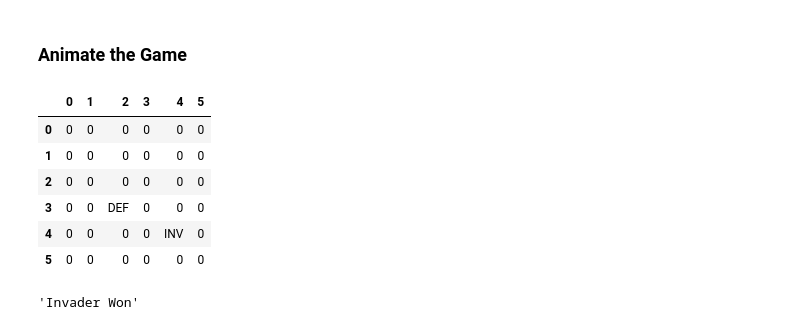
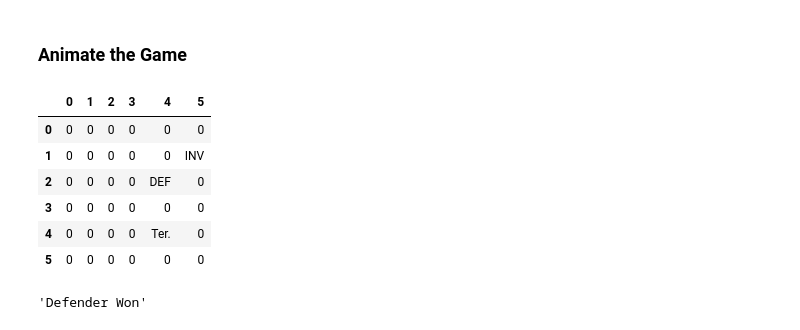
Before and after one commit to aarontan-git/multi_agent_learning, a Jupyter notebook: Notebooks/InvaderDefender_valueiteration.ipynb, the cells around one changed output. Cells and saved outputs as stored; diff of their text form; code cells hidden in the pictures.

```diff
--- a/Notebooks/InvaderDefender.ipynb
+++ b/Notebooks/InvaderDefender_valueiteration.ipynb
@@ -493,30 +493,30 @@ def generate_trajectory(Defender_state, Invader_state):
 ### Animate the Game
 # %%
 # generate game trajectory
-game_trajectory, status = generate_trajectory([0,0],[0,5])
+game_trajectory, status = generate_trajectory([2,4],[1,5])
 
 # define game dimensions
 columns=range(invader_defender.size)
 index = range(invader_defender.size)
 
 # animate the game
 for step in range(len(game_trajectory)):
     game_table = pd.DataFrame(0, index = index, columns=columns)
     game_table[4][4] = 'Ter.'
     game_table[game_trajectory[step][1]][game_trajectory[step][0]] = 'DEF'
     game_table[game_trajectory[step][3]][game_trajectory[step][2]] = 'INV'
     clear_output(wait=True)
     display(game_table)
     time.sleep(1)
 
 # print game status
 display(status)
 # %% [output]
 |  | 0 | 1 | 2 | 3 | 4 | 5 |
 | 0 | 0 | 0 | 0 | 0 | 0 | 0 |
-| 1 | 0 | 0 | 0 | 0 | 0 | 0 |
-| 2 | 0 | 0 | 0 | 0 | 0 | 0 |
-| 3 | 0 | 0 | DEF | 0 | 0 | 0 |
-| 4 | 0 | 0 | 0 | 0 | INV | 0 |
+| 1 | 0 | 0 | 0 | 0 | 0 | INV |
+| 2 | 0 | 0 | 0 | 0 | DEF | 0 |
+| 3 | 0 | 0 | 0 | 0 | 0 | 0 |
+| 4 | 0 | 0 | 0 | 0 | Ter. | 0 |
 | 5 | 0 | 0 | 0 | 0 | 0 | 0 |
-'Invader Won'
+'Defender Won'
```
Also changed, not shown: 1 other file.
